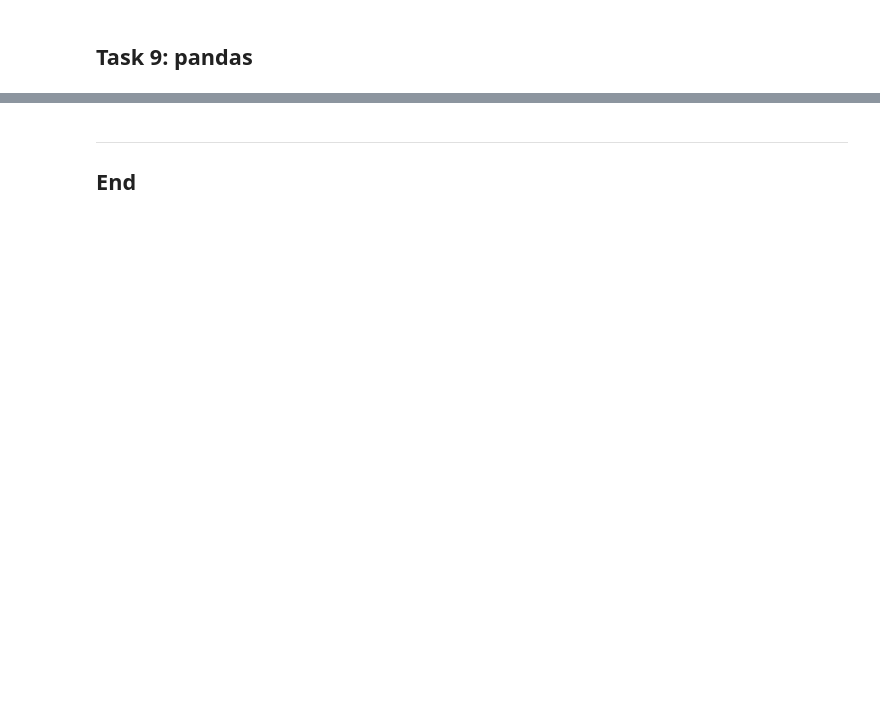
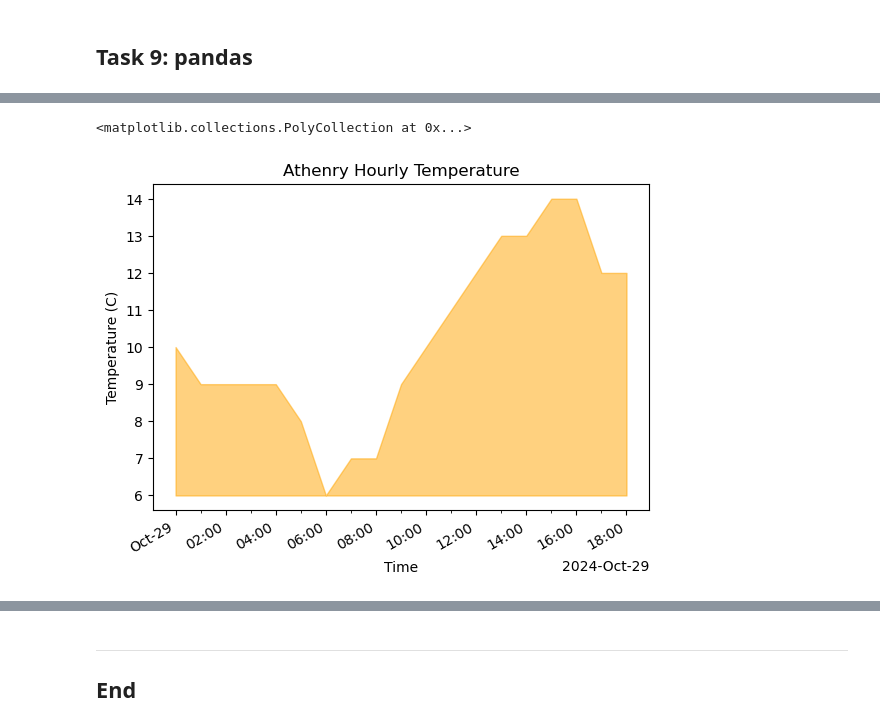
Before and after one commit to eoghanpw/comp_infra-assessment, a Jupyter notebook: weather.ipynb, the cells around one changed output, grey strips where cells are left out. Drawn from its saved outputs; the diff is of its cells as text; code cells hidden in the pictures; blank space fills up the shorter version.

```diff
--- a/weather.ipynb
+++ b/weather.ipynb
@@ -185,0 +192,4 @@ I used the following bash command to create this notebook in the root of my ``co
+# %%
+# Import the weather data to a pandas dataframe.
+json_file = "./data/weather/20241029_190617.json"
+df = pd.read_json(json_file)
@@ -185,0 +238,34 @@ I used the following bash command to create this notebook in the root of my ``co
+# %%
+# Let's combine the date and reportTime columns into one new column called dateTime.
+# Ref: https://www.statology.org/pandas-combine-date-and-time-columns/
+df["dateTime"] = pd.to_datetime(df["date"].astype(str) + df["reportTime"], format="%Y-%m-%d%H:%M")
+
+# And let's create a new dataframe using the dateTime column as the index.
+df_date = df.set_index("dateTime")
+# %%
+# Let's plot the temperature.
+fig, ax = plt.subplots()
+
+# y variable.
+temp = df_date["temperature"]
+
+# Format the datetime x axis.
+# Ref: https://matplotlib.org/stable/api/dates_api.html#matplotlib.dates.ConciseDateFormatter
+# Ref: https://matplotlib.org/stable/gallery/showcase/anatomy.html#anatomy-of-a-figure
+# Ref: https://matplotlib.org/stable/api/_as_gen/matplotlib.figure.Figure.autofmt_xdate.html#matplotlib-figure-figure-autofmt-xdate
+locator = mdates.AutoDateLocator()
+formatter = mdates.ConciseDateFormatter(locator)
+ax.xaxis.set_major_formatter(formatter)
+ax.xaxis.set_minor_locator(AutoMinorLocator(2))
+fig.autofmt_xdate()
+
+# Set title and axis labels.
+ax.set_title("Athenry Hourly Temperature")
+ax.set_xlabel("Time")
+ax.set_ylabel("Temperature (C)")
+
+# Plot.
+ax.fill_between(df_date.index, temp.min(), temp, color="orange", alpha=0.5)
+# %% [output]
+<matplotlib.collections.PolyCollection at 0x...>
+[figure, added]
```
Also changed, not shown: parts of 5 cells of this notebook.
